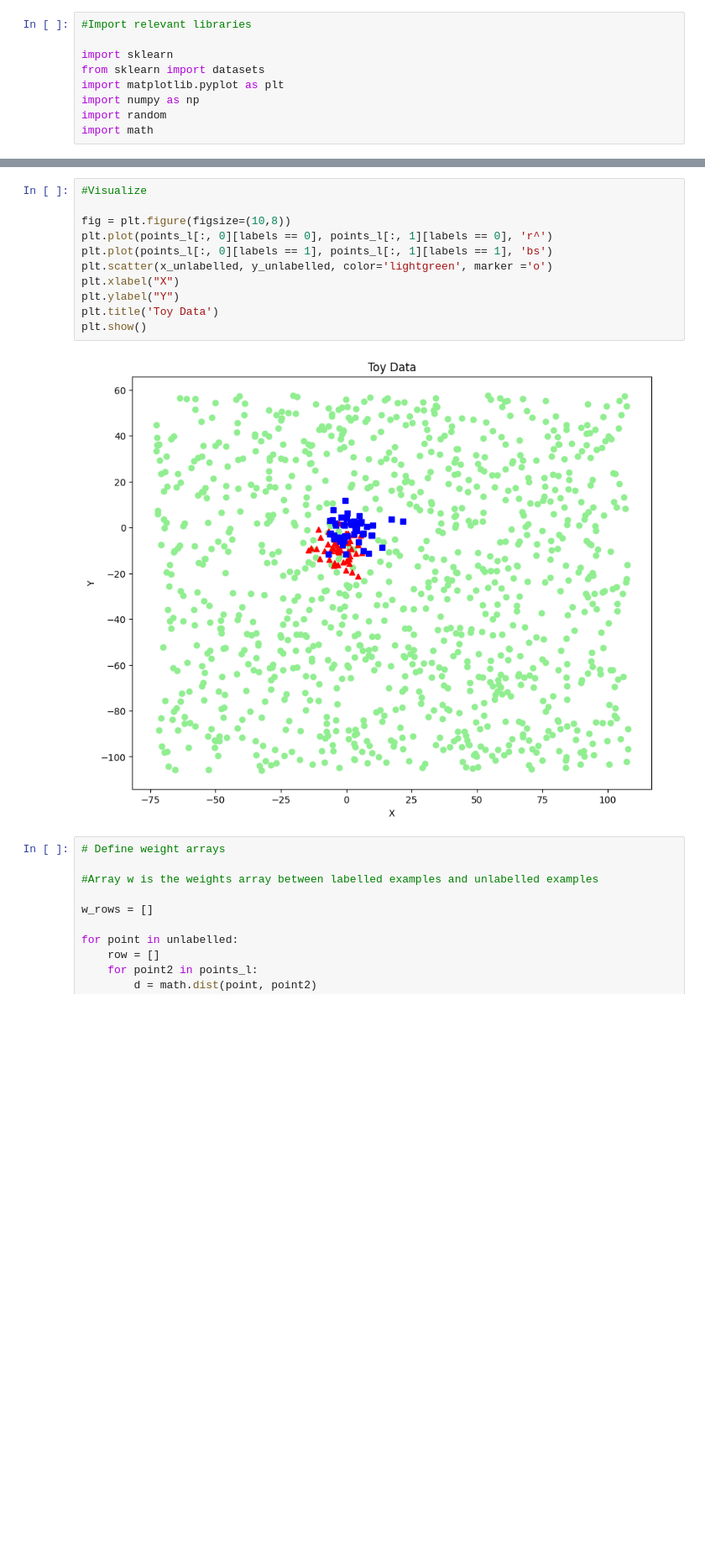
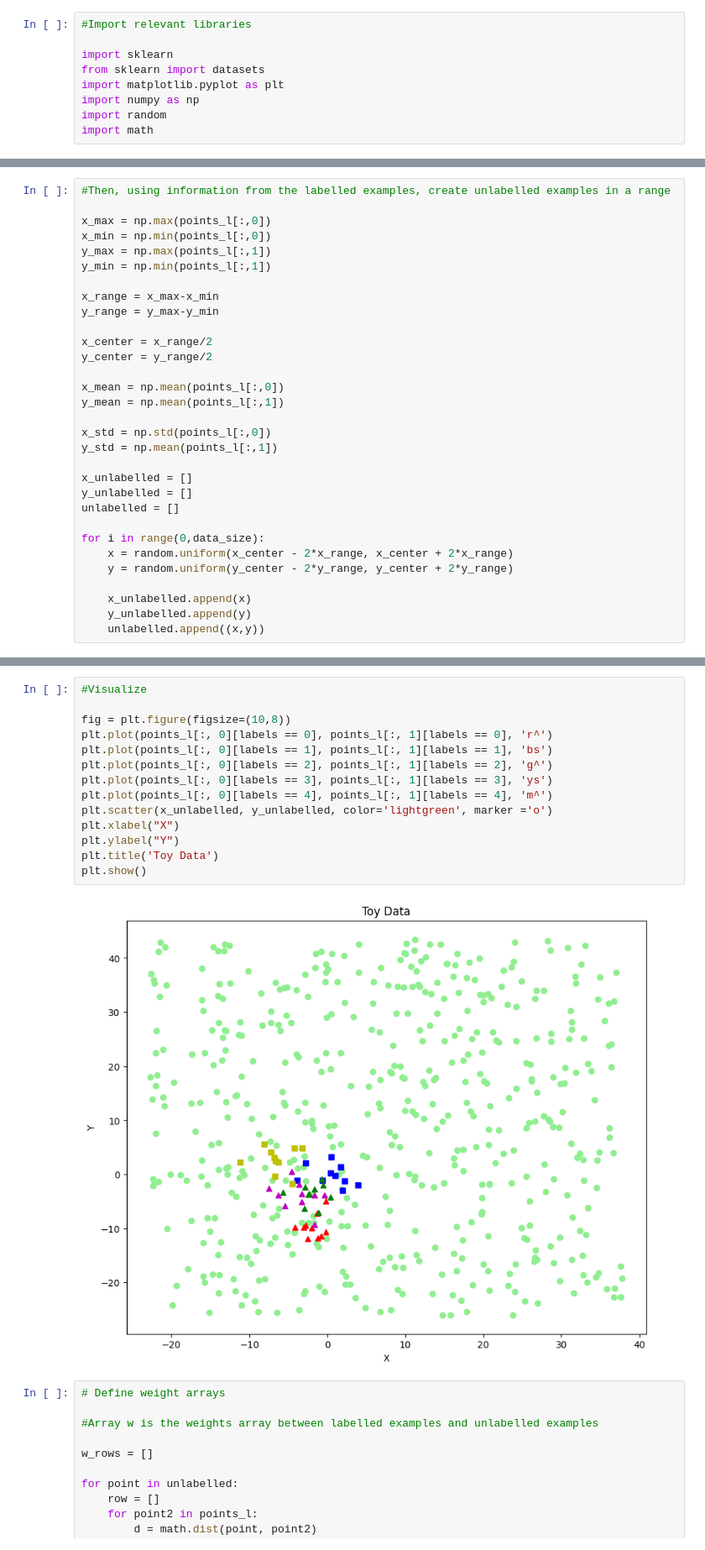
Before and after one commit to diegocremebrule/OptimisationUNIPD, a Jupyter notebook: Opt_Homework 1.ipynb, the cells around one changed output, grey strips where cells are left out. Shown: that part at 84% size. Saved outputs shown, nothing was run; the diff lists cells and outputs as text; blank space fills up the shorter version.

Commit message:
Changed the unlabelled data generation so it looks nicer

```diff
--- a/Opt_Homework 1.ipynb
+++ b/Opt_Homework 1.ipynb
@@ -41,0 +28,31 @@ for i in range(0,data_size):
+# %%
+#Then, using information from the labelled examples, create unlabelled examples in a range
+
+x_max = np.max(points_l[:,0])
+x_min = np.min(points_l[:,0])
+y_max = np.max(points_l[:,1])
+y_min = np.min(points_l[:,1])
+
+x_range = x_max-x_min
+y_range = y_max-y_min
+
+x_center = x_range/2
+y_center = y_range/2
+
+x_mean = np.mean(points_l[:,0])
+y_mean = np.mean(points_l[:,1])
+
+x_std = np.std(points_l[:,0])
+y_std = np.mean(points_l[:,1])
+
+x_unlabelled = []
+y_unlabelled = []
+unlabelled = []
+
+for i in range(0,data_size):
+    x = random.uniform(x_center - 2*x_range, x_center + 2*x_range)
+    y = random.uniform(y_center - 2*y_range, y_center + 2*y_range)
+
+    x_unlabelled.append(x)
+    y_unlabelled.append(y)
+    unlabelled.append((x,y))
@@ -46,16 +79,19 @@ math.dist(unlabelled[0], points_l[0])
 # %%
 #Visualize
 
 fig = plt.figure(figsize=(10,8))
 plt.plot(points_l[:, 0][labels == 0], points_l[:, 1][labels == 0], 'r^')
 plt.plot(points_l[:, 0][labels == 1], points_l[:, 1][labels == 1], 'bs')
+plt.plot(points_l[:, 0][labels == 2], points_l[:, 1][labels == 2], 'g^')
+plt.plot(points_l[:, 0][labels == 3], points_l[:, 1][labels == 3], 'ys')
+plt.plot(points_l[:, 0][labels == 4], points_l[:, 1][labels == 4], 'm^')
 plt.scatter(x_unlabelled, y_unlabelled, color='lightgreen', marker ='o')
 plt.xlabel("X")
 plt.ylabel("Y")
 plt.title('Toy Data')
 plt.show()
 # %% [output]
-[figure, old version]
+[figure, new version]
 # %%
 # Define weight arrays
 
```
Also changed, not shown: parts of 3 cells of this notebook, 1 other file.
